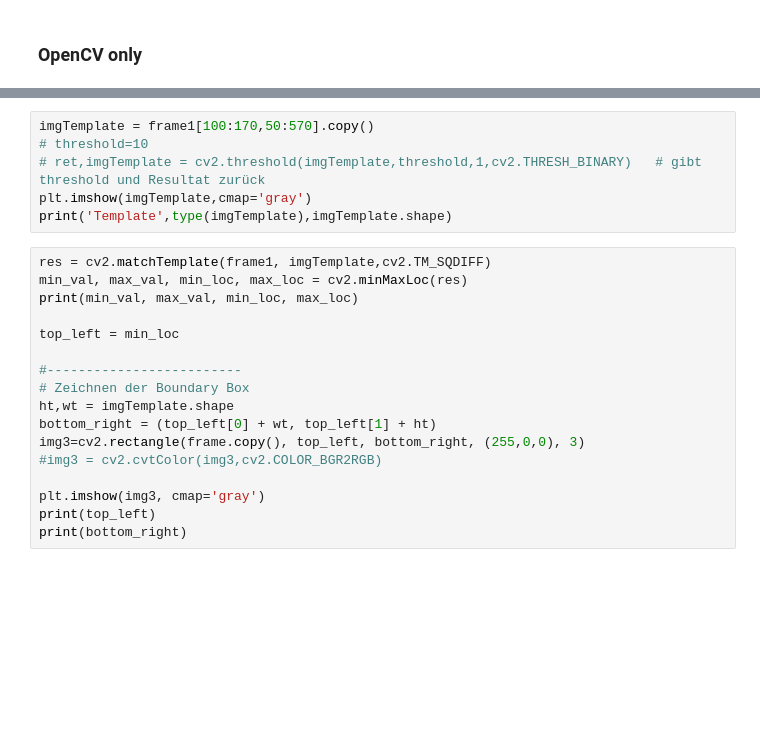
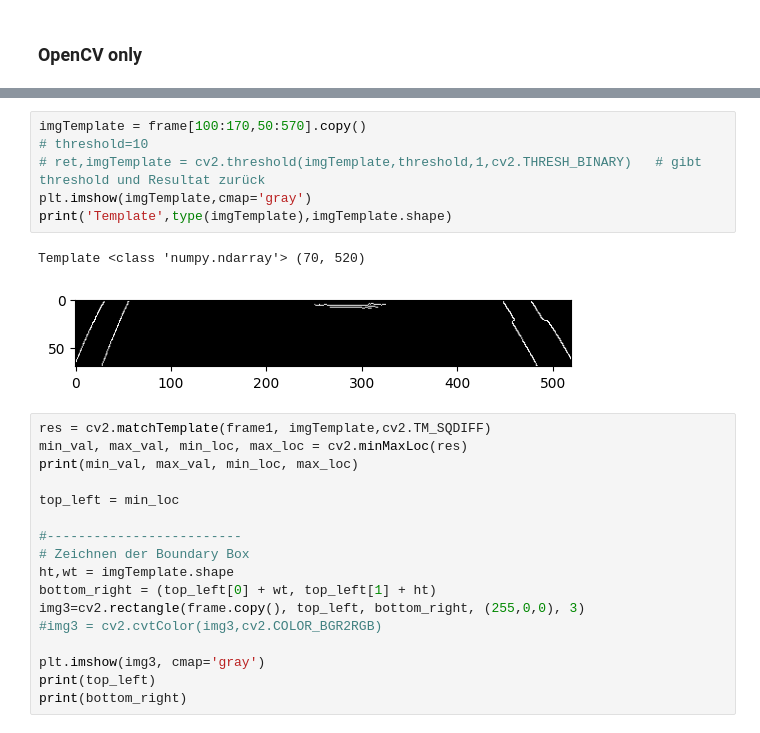
Before and after one commit to beckaelmicher/C2C, a Jupyter notebook: camera_experiment.ipynb, the cells around one changed output, grey strips where cells are left out. Saved outputs shown, nothing was run; the diff lists cells and outputs as text; blank space fills up the shorter version.

```diff
--- a/camera_experiment.ipynb
+++ b/camera_experiment.ipynb
@@ -32,9 +38,12 @@ plt.imshow(frame, cmap='gray')
 # %%
-imgTemplate = frame1[100:170,50:570].copy()
+imgTemplate = frame[100:170,50:570].copy()
 # threshold=10
 # ret,imgTemplate = cv2.threshold(imgTemplate,threshold,1,cv2.THRESH_BINARY)   # gibt threshold und Resultat zurück
 plt.imshow(imgTemplate,cmap='gray')
 print('Template',type(imgTemplate),imgTemplate.shape)
+# %% [output]
+Template <class 'numpy.ndarray'> (70, 520)
+[figure, added]
 # %%
 res = cv2.matchTemplate(frame1, imgTemplate,cv2.TM_SQDIFF)
 min_val, max_val, min_loc, max_loc = cv2.minMaxLoc(res)
```
Also changed, not shown: parts of 1 cell of this notebook.
